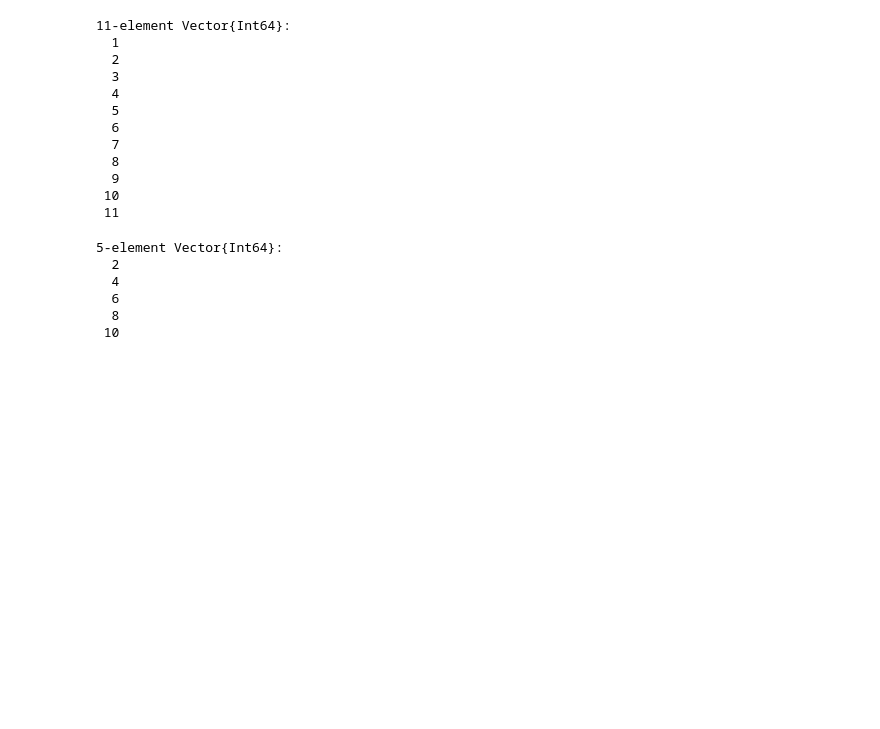
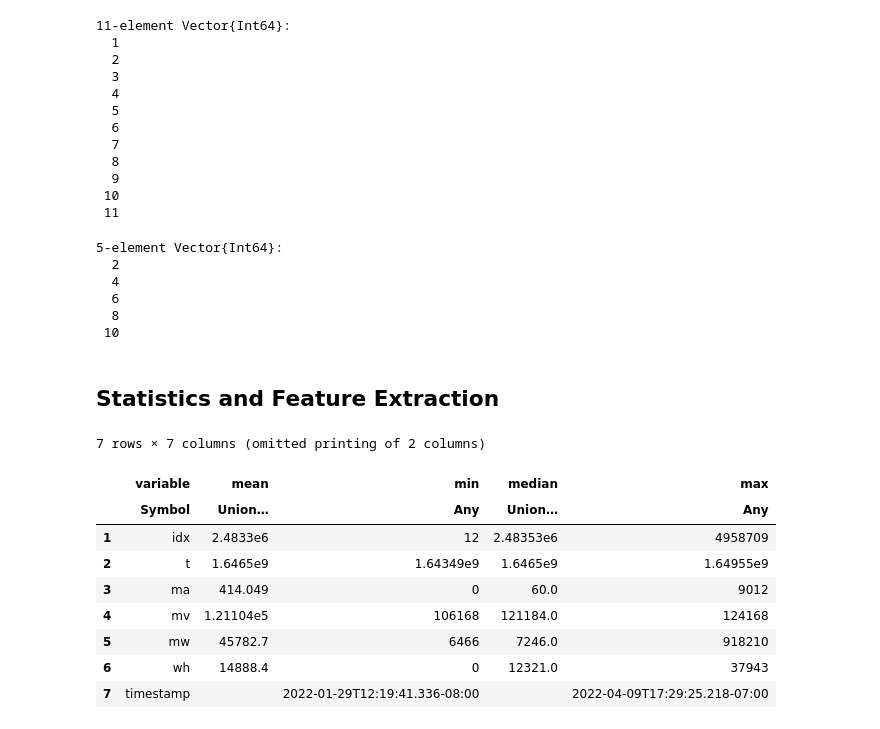
Before and after one commit to JBlaschke/HPC-Julia, a Jupyter notebook: docs/julia for data science/02_stats/Statistics.ipynb, the cells around one changed output. Drawn from its saved outputs; the diff is of its cells as text; code cells hidden in the pictures; blank space fills up the shorter version.

```diff
--- a/docs/julia for data science/02_stats/Statistics.ipynb
+++ b/docs/julia for data science/02_stats/Statistics.ipynb
@@ -46,3 +48,5 @@ x |> map(x->x+1) |> filter(x->x%2==0)
   6
   8
  10
+# %% [markdown]
+## Statistics and Feature Extraction
@@ -48,0 +129,13 @@ x |> map(x->x+1) |> filter(x->x%2==0)
+# %%
+describe(all_emeter_data)
+# %% [output]
+7 rows × 7 columns (omitted printing of 2 columns)
+|  | variable | mean | min | median | max |
+|  | Symbol | Union… | Any | Union… | Any |
+| 1 | idx | 2.4833e6 | 12 | 2.48353e6 | 4958709 |
+| 2 | t | 1.6465e9 | 1.64349e9 | 1.6465e9 | 1.64955e9 |
+| 3 | ma | 414.049 | 0 | 60.0 | 9012 |
+| 4 | mv | 1.21104e5 | 106168 | 121184.0 | 124168 |
+| 5 | mw | 45782.7 | 6466 | 7246.0 | 918210 |
+| 6 | wh | 14888.4 | 0 | 12321.0 | 37943 |
+| 7 | timestamp |  | 2022-01-29T12:19:41.336-08:00 |  | 2022-04-09T17:29:25.218-07:00 |
```
Also changed, not shown: parts of 8 cells of this notebook, 1 other file.
